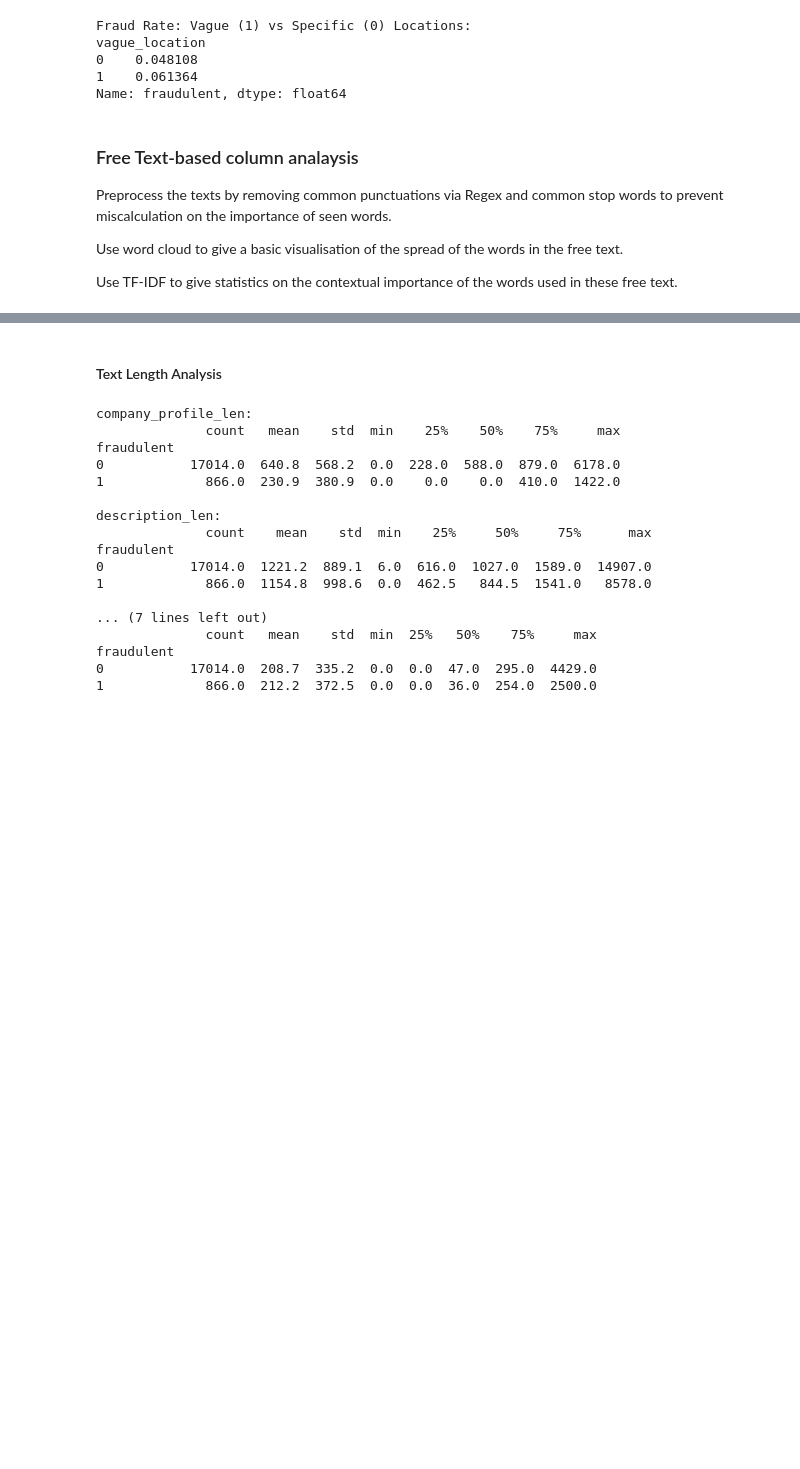
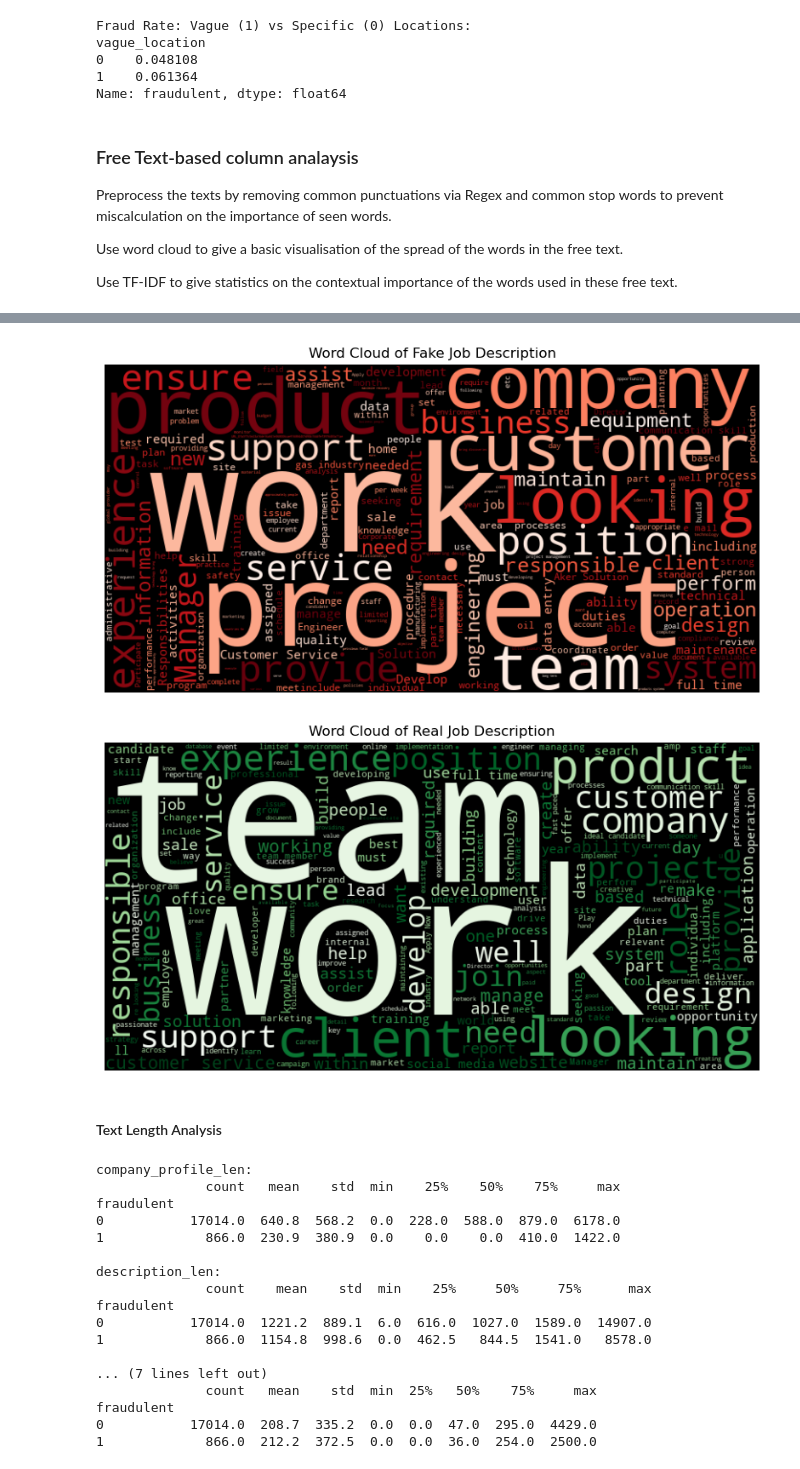
Before and after one commit to Bearson678/fake-job-posting_DL_Project, a Jupyter notebook: EDA.ipynb, the cells around one changed output, grey strips where cells are left out. Saved outputs shown, nothing was run; the diff lists cells and outputs as text; code cells hidden in the pictures; blank space fills up the shorter version.

```diff
--- a/EDA.ipynb
+++ b/EDA.ipynb
@@ -576,3 +598,10 @@ plot_wordcloud(real_job_titles, 'Word Cloud of Real Job Titles',"Greens")
+# %%
+plot_wordcloud(fake_job_description, 'Word Cloud of Fake Job Description',"Reds")
+
+plot_wordcloud(real_job_description, 'Word Cloud of Real Job Description',"Greens")
+# %% [output]
+[figure, added]
+[figure, added]
 # %%
 ## TODO: Implement a TF-IDF based word cloud to highlight more unique terms in fake vs real job postings
 # %% [markdown]
```
Also changed, not shown: parts of 20 cells of this notebook.
